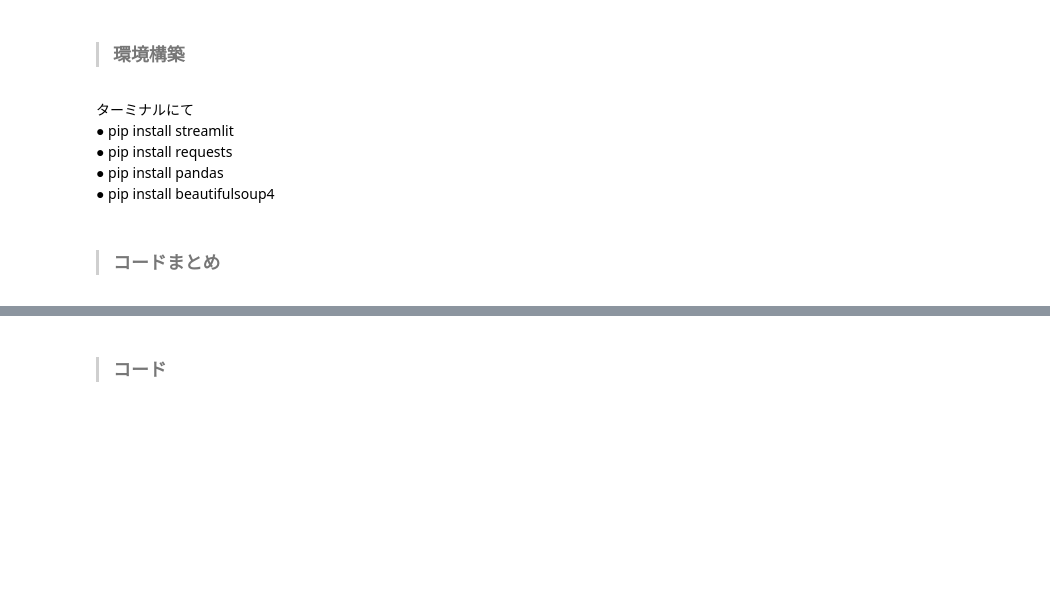
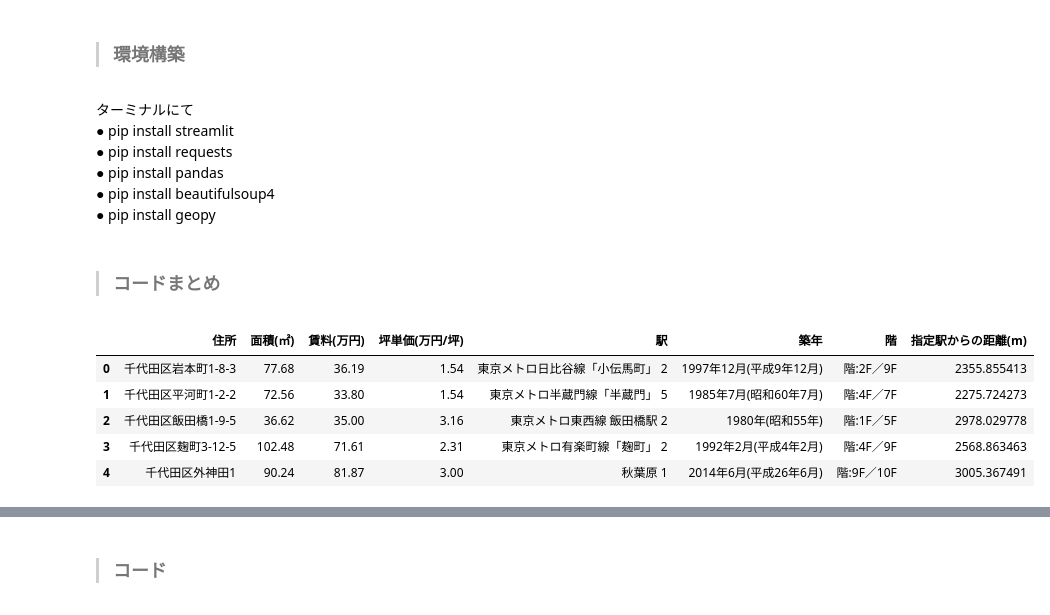
Before and after one commit to shima-koh/STEP3-TA, a Jupyter notebook: TA/STEP3チーム課題_TA_IndéMode_入力_エリア情報まで.ipynb, the cells around one changed output, grey strips where cells are left out. Saved outputs shown, nothing was run; the diff lists cells and outputs as text; code cells hidden in the pictures; blank space fills up the shorter version.

```diff
--- a/TA/STEP3チーム課題_TA_IndéMode_入力_エリア情報まで.ipynb
+++ b/TA/STEP3チーム課題_TA_IndéMode_入力_エリア情報まで.ipynb
@@ -8,8 +8,18 @@
  ● pip install requests
  ● pip install pandas
  ● pip install beautifulsoup4
+ ● pip install geopy
 # %% [markdown]
 >### コードまとめ
+# %%
+display(df8.head())
+# %% [output]
+|  | 住所 | 面積(㎡) | 賃料(万円) | 坪単価(万円/坪) | 駅 | 築年 | 階 | 指定駅からの距離(m) |
+| 0 | 千代田区岩本町1-8-3 | 77.68 | 36.19 | 1.54 | 東京メトロ⽇⽐⾕線「⼩伝⾺町」 2 | 1997年12月(平成9年12月) | 階:2F／9F | 2355.855413 |
+| 1 | 千代田区平河町1-2-2 | 72.56 | 33.80 | 1.54 | 東京メトロ半蔵⾨線「半蔵⾨」 5 | 1985年7月(昭和60年7月) | 階:4F／7F | 2275.724273 |
+| 2 | 千代田区飯田橋1-9-5 | 36.62 | 35.00 | 3.16 | 東京メトロ東西線 飯田橋駅 2 | 1980年(昭和55年) | 階:1F／5F | 2978.029778 |
+| 3 | 千代田区麹町3-12-5 | 102.48 | 71.61 | 2.31 | 東京メトロ有楽町線「麹町」 2 | 1992年2月(平成4年2月) | 階:4F／9F | 2568.863463 |
+| 4 | 千代田区外神田1 | 90.24 | 81.87 | 3.00 | 秋葉原 1 | 2014年6月(平成26年6月) | 階:9F／10F | 3005.367491 |
 # %%
 # ライブラリインポート
 import streamlit as st
```
Also changed, not shown: parts of 2 cells of this notebook, 2 other files.
